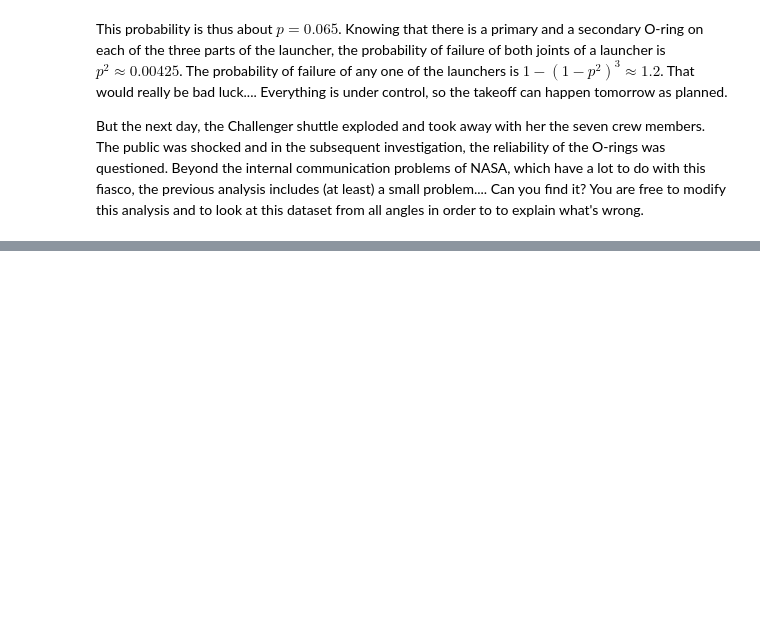
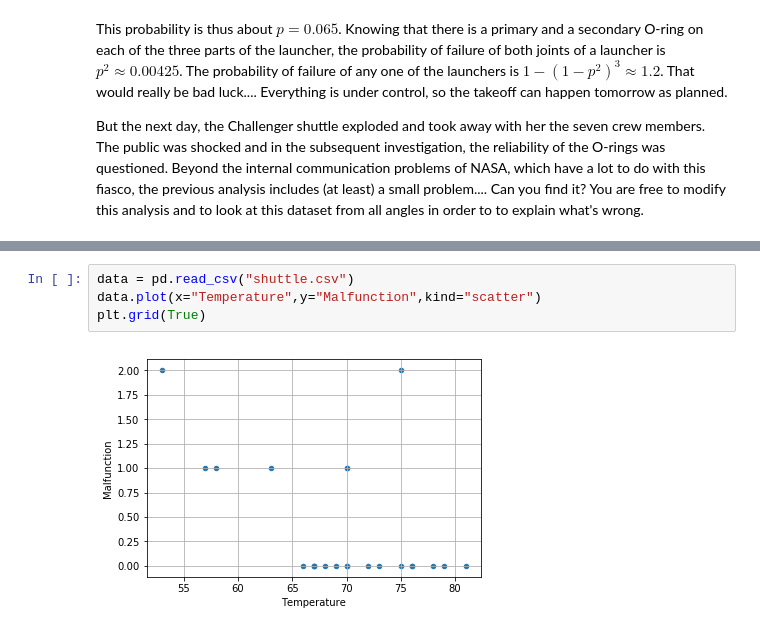
Before and after one commit to viniciuslazzari/smpe-2025, a Jupyter notebook: mooc/module2/challenger.ipynb, the cells around one changed output, grey strips where cells are left out. Saved outputs shown, nothing was run; the diff lists cells and outputs as text; blank space fills up the shorter version.

```diff
--- a/mooc/module2/challenger.ipynb
+++ b/mooc/module2/challenger.ipynb
@@ -164,0 +169,6 @@ from all angles in order to to explain what's wrong.
+# %%
+data = pd.read_csv("shuttle.csv")
+data.plot(x="Temperature",y="Malfunction",kind="scatter")
+plt.grid(True)
+# %% [output]
+[figure, added]
```
Also changed, not shown: parts of 14 cells of this notebook.
